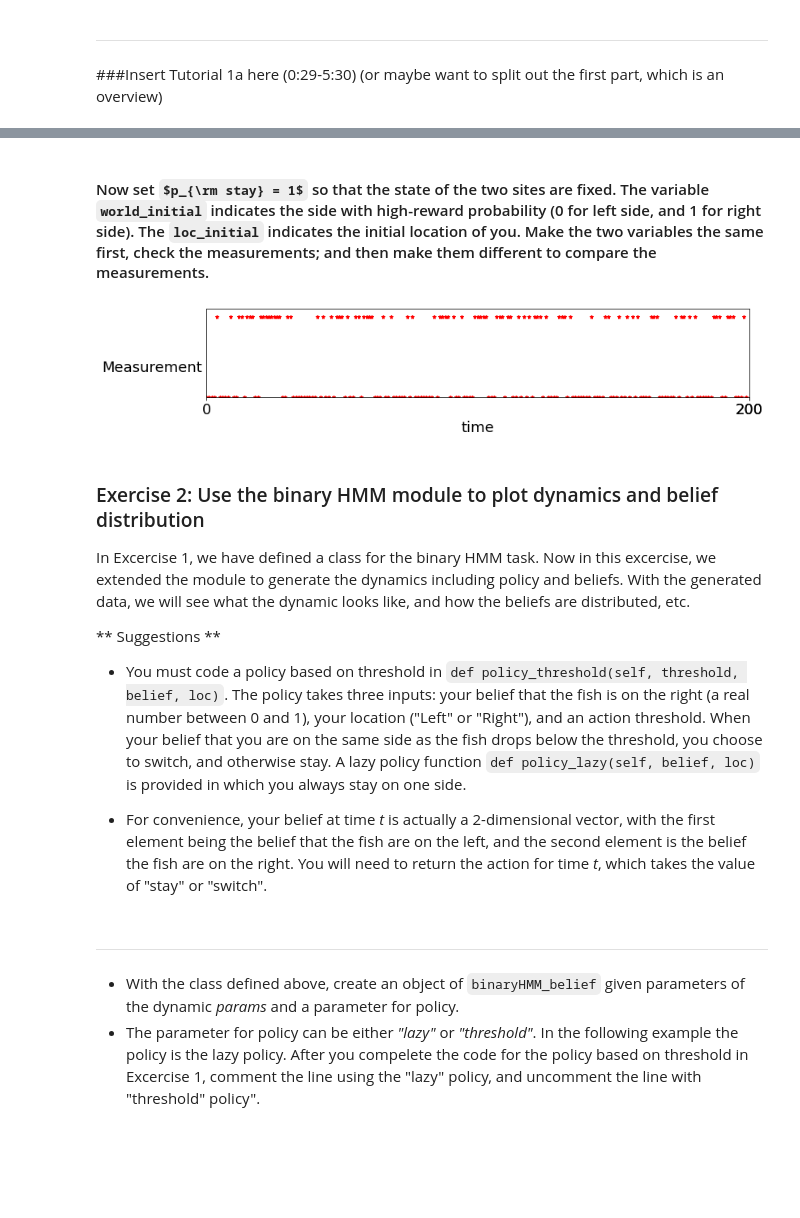
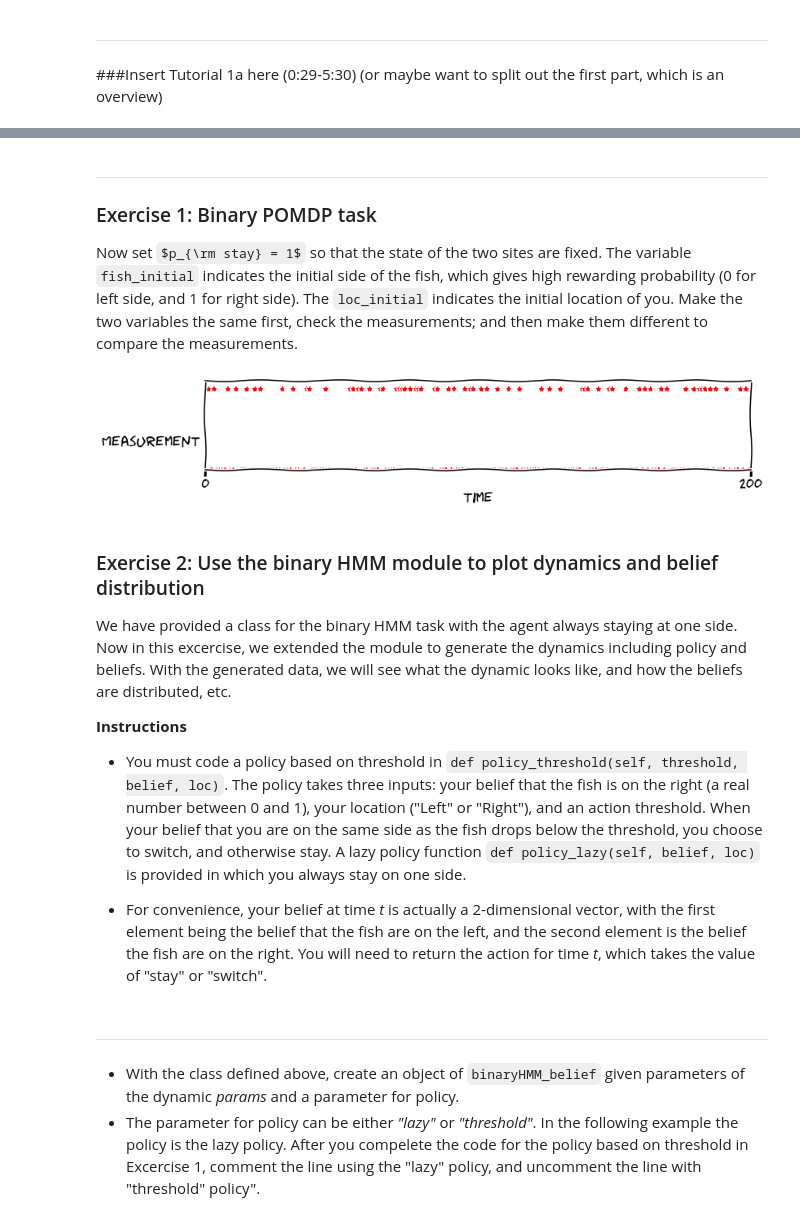
Before and after one commit to zhengww/NeuroMatchAcademy, a Jupyter notebook: Tutorial1_optimal_control_discrete.ipynb, the cells around one changed output, grey strips where cells are left out. Saved outputs shown, nothing was run; the diff lists cells and outputs as text; code cells hidden in the pictures; some formulas as TeX source; blank space fills up the shorter version.

```diff
--- a/Tutorial1_optimal_control_discrete.ipynb
+++ b/Tutorial1_optimal_control_discrete.ipynb
@@ -183,25 +197,28 @@ binaryHMM_test.plot_world(world_state)
 # %% [markdown]
-#### Now set $p_{\rm stay} = 1$ so that the state of the two sites are fixed. The variable `world_initial` indicates the side with high-reward probability (0 for left side, and 1 for right side). The `loc_initial` indicates the initial location of you. Make the two variables the same first, check the measurements; and then make them different to compare the measurements.
+---
+### Exercise 1: Binary POMDP task
+
+Now set $p_{\rm stay} = 1$ so that the state of the two sites are fixed. The variable `fish_initial` indicates the initial side of the fish, which gives high rewarding probability (0 for left side, and 1 for right side). The `loc_initial` indicates the initial location of you. Make the two variables the same first, check the measurements; and then make them different to compare the measurements.
 # %%
 T = 1000
-
-p_stay = 1     # probability fish stay
-rp_high = .4    # p(catch fish) when you're on their side
-rp_low = .1     # p(catch fish) when you're on other side
+p_stay = 1      # probability fish stay
+rew_probability_high = .4    # p(catch fish) when you're on their side
+rew_probability_low = .1     # p(catch fish) when you're on other side
 # %%
-params = [T, p_stay, rp_high, rp_low, _]
+params = [T, p_stay, rew_probability_high, rew_probability_low, _]
+binaryHMM_test = binaryHMM(params, fish_initial= 0, loc_initial = 0)
+fish_state, loc, measurement = binaryHMM_test.generate_process_lazy()
 
-binaryHMM_test = binaryHMM(params, world_initial= 0, loc_initial=0)
-world_state, loc, meas = binaryHMM_test.generateProcess_lazy()
-binaryHMM_test.plot_meas(meas)
+with plt.xkcd():
+    binaryHMM_test.plot_measurement(measurement)
 # %% [output]
-[figure, old version]
+[figure, new version]
 # %% [markdown]
 ### Exercise 2: Use the binary HMM module to plot dynamics and belief distribution
 
-In Excercise 1, we have defined a class for the binary HMM task. Now in this excercise, we extended the module to generate the dynamics including policy and beliefs. With the generated data, we will see what the dynamic looks like, and how the beliefs are distributed, etc.
+We have provided a class for the binary HMM task with the agent always staying at one side. Now in this excercise, we extended the module to generate the dynamics including policy and beliefs. With the generated data, we will see what the dynamic looks like, and how the beliefs are distributed, etc.
 
-** Suggestions **
+**Instructions**
 
 * You must code a policy based on threshold in `def policy_threshold(self, threshold, belief, loc)`. The policy takes three inputs: your belief that the fish is on the right (a real number between 0 and 1), your location ("Left" or "Right"), and an action threshold. When your belief that you are on the same side as the fish drops below the threshold, you choose to switch, and otherwise stay. A lazy policy function `def policy_lazy(self, belief, loc)` is provided in which you always stay on one side.
 
```
Also changed, not shown: parts of 29 cells of this notebook.
